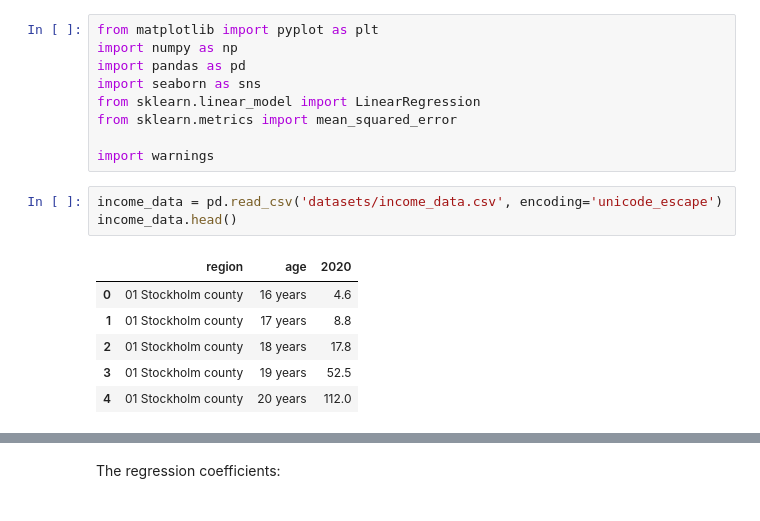
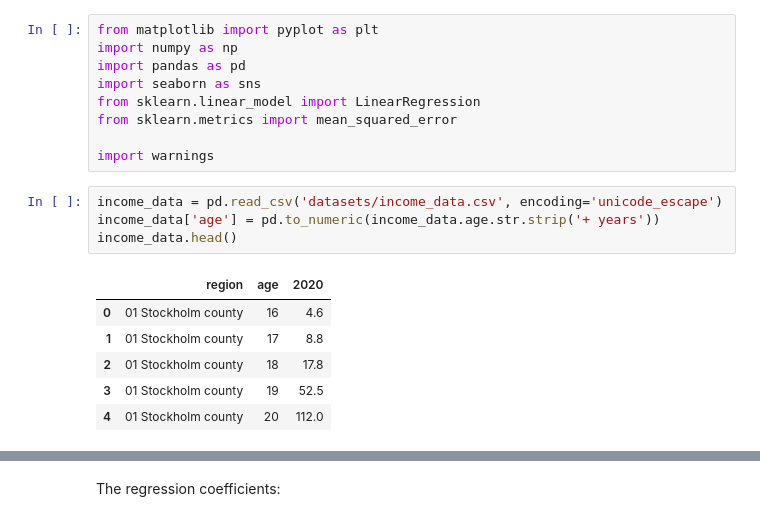
Before and after one commit to viktorparipas92/D0036E-labgroup-14, a Jupyter notebook: lab3/lab3_PV.ipynb, the cells around one changed output, grey strips where cells are left out. Drawn from its saved outputs; the diff is of its cells as text.

Commit message:
Fix data loading for polynomial regression

```diff
--- a/lab3/lab3_PV.ipynb
+++ b/lab3/lab3_PV.ipynb
@@ -19,14 +19,15 @@ from sklearn.metrics import mean_squared_error
 import warnings
 # %%
 income_data = pd.read_csv('datasets/income_data.csv', encoding='unicode_escape')
+income_data['age'] = pd.to_numeric(income_data.age.str.strip('+ years'))
 income_data.head()
 # %% [output]
 |  | region | age | 2020 |
-| 0 | 01 Stockholm county | 16 years | 4.6 |
-| 1 | 01 Stockholm county | 17 years | 8.8 |
-| 2 | 01 Stockholm county | 18 years | 17.8 |
-| 3 | 01 Stockholm county | 19 years | 52.5 |
-| 4 | 01 Stockholm county | 20 years | 112.0 |
+| 0 | 01 Stockholm county | 16 | 4.6 |
+| 1 | 01 Stockholm county | 17 | 8.8 |
+| 2 | 01 Stockholm county | 18 | 17.8 |
+| 3 | 01 Stockholm county | 19 | 52.5 |
+| 4 | 01 Stockholm county | 20 | 112.0 |
 # %%
 linear_regressor = LinearRegression()
 mean_income_by_region_per_age_group = income_data.groupby('age')[
```
Also changed, not shown: parts of 13 cells of this notebook.
